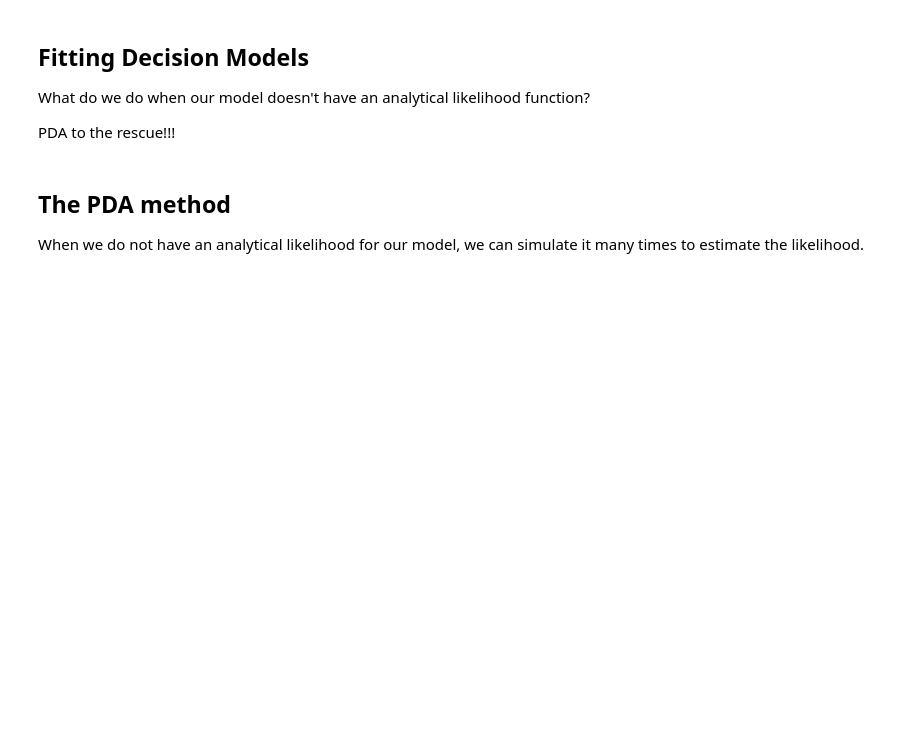
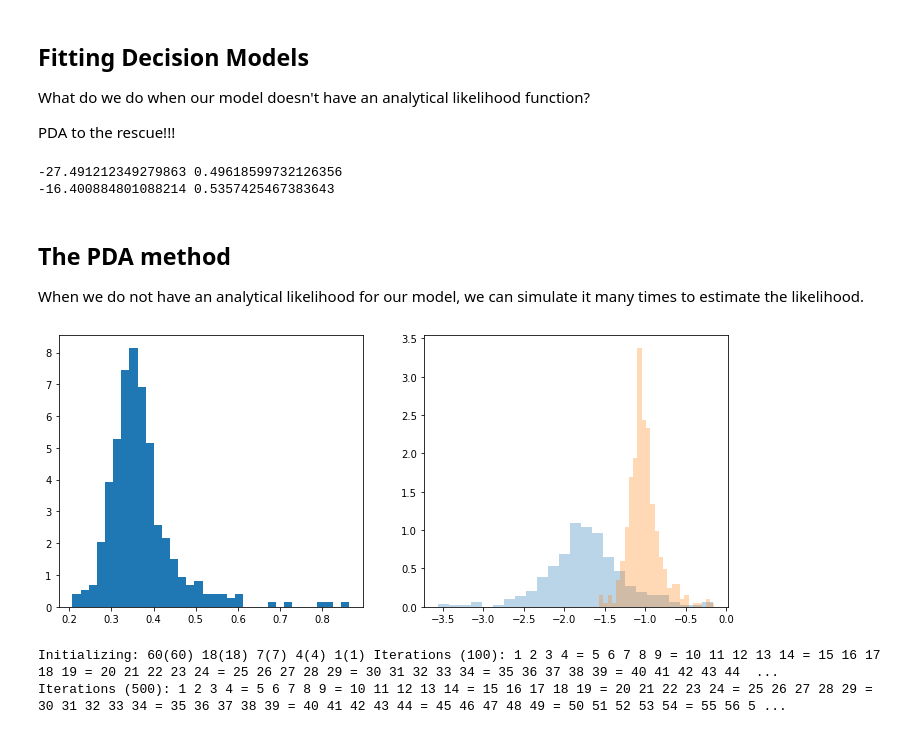
Before and after one commit to compmem/QuantCog, a Jupyter notebook: notebooks/08_More_Decisions.ipynb, the cells around one changed output. Saved outputs shown, nothing was run; the diff lists cells and outputs as text; code cells hidden in the pictures; blank space fills up the shorter version.

```diff
--- a/notebooks/08_More_Decisions.ipynb
+++ b/notebooks/08_More_Decisions.ipynb
@@ -169,12 +185,14 @@ PDA to the rescue!!!
 # Test change in threshold
 
 # set up the params
+min_rt = dat.rt.min()
 params = [Param(name='d1', prior=dists.trunc_normal(1., 2., 0., 10.)),
           Param(name='d2', prior=dists.trunc_normal(1., 2., 0., 10.)),
           Param(name='A', prior=dists.trunc_normal(.5, 2.0, 0., 2.0)),
           Param(name='b_A', prior=dists.trunc_normal(2.0, 2.0, 0., 5.0)),
           Param(name='b_S', prior=dists.trunc_normal(2.0, 2.0, 0., 5.0)),
-          Param(name='t0', prior=dists.trunc_normal(.2, 1.0, 0., 1.0))]
+          Param(name='t0', prior=dists.normal(0.0, 1.4),
+                transform=lambda x: dists.invlogit(x)*min_rt)]
 
 # grab the beh data of interest
 dat_A = dat[(dat['cond']=='Accuracy')].to_records()
@@ -195,23 +213,29 @@ def like_fun(pop, *args):
     likes = np.zeros(len(pop))
     for i,p in enumerate(pop):
         # first check for simple issues
-        if (p[2] > p[3]) or (p[2] > p[4]) or np.any(p<0):
+        if (p['A'] > p['b_A']) or (p['A'] > p['b_S']): # or np.any(p<0):
             # A can't be bigger than b
             likes[i] = -np.inf
             continue
 
         # first Accuracy
-        res = lba_sim(I=(p[0], p[1]), A=p[2], S=1.0, b=p[3],
-                      num_sims=nsims, max_time=2.0, t0=p[5])
+        # run the simulation
+        res = lba_sim(I=(p['d1'], p['d2']), A=p['A'], S=1.0, b=p['b_A'],
+                      num_sims=nsims, max_time=2.0, t0=p['t0'])
+        # convert fast responses to non-responses
         res.loc[res.rt < rt_min, 'correct'] = -1
+        # calc log like via PDA
         likes[i] += pda_A.calc_log_like(res.to_records())
         if likes[i] == -np.inf:
             continue
 
         # then Speed
-        res = lba_sim(I=(p[0], p[1]), A=p[2], S=1.0, b=p[4],
-                      num_sims=nsims, max_time=2.0, t0=p[5])
+        # run the simulation
+        res = lba_sim(I=(p['d1'], p['d2']), A=p['A'], S=1.0, b=p['b_S'],
+                      num_sims=nsims, max_time=2.0, t0=p['t0'])
+        # convert fast responses to non-responses
         res.loc[res.rt < rt_min, 'correct'] = -1
+        # calc log like via PDA
         likes[i] += pda_S.calc_log_like(res.to_records())
         if likes[i] == -np.inf:
             continue
@@ -221,9 +245,13 @@ def like_fun(pop, *args):
 # make the model
 m = Model('decisions', params=params,
           like_fun=like_fun,
-          like_args=(dat,),
+          #like_args=(dat,),
           purify_every=5,
+          pop_parallel=True,
           verbose=True)
+# %% [output]
+-27.491212349279863 0.49618599732126356
+-16.400884801088214 0.5357425467383643
 # %% [markdown]
 ## The PDA method
 
@@ -231,14 +259,20 @@ When we do not have an analytical likelihood for our model, we can simulate it m
 # %%
 # explore the Box--Cox Transform
 plt.figure(figsize=(12,5))
 plt.subplot(1,2,1)
-plt.hist(np.array(dat_A.rt), bins='auto', density=True);
+plt.hist(np.array(dat_S.rt), bins='auto', density=True);
 
 plt.subplot(1,2,2)
-plt.hist(boxcox(np.array(dat_A.rt), pda_A._lambdax), bins='auto', density=True, alpha=.3);
-plt.hist(np.log(np.array(dat_A.rt)), bins='auto', density=True, alpha=.3);
+plt.hist(boxcox(np.array(dat_S.rt), pda_S._lambdax), bins='auto', density=True, alpha=.3);
+plt.hist(np.log(np.array(dat_S.rt)), bins='auto', density=True, alpha=.3);
+# %% [output]
+[figure, added]
 # %%
 # do some burnin
-times = m.sample(50, burnin=True)
+times = m.sample(100, burnin=True)
+times = m.sample(500, burnin=False)
+# %% [output]
+Initializing: 60(60) 18(18) 7(7) 4(4) 1(1) Iterations (100): 1 2 3 4 = 5 6 7 8 9 = 10 11 12 13 14 = 15 16 17 18 19 = 20 21 22 23 24 = 25 26 27 28 29 = 30 31 32 33 34 = 35 36 37 38 39 = 40 41 42 43 44  ...
+Iterations (500): 1 2 3 4 = 5 6 7 8 9 = 10 11 12 13 14 = 15 16 17 18 19 = 20 21 22 23 24 = 25 26 27 28 29 = 30 31 32 33 34 = 35 36 37 38 39 = 40 41 42 43 44 = 45 46 47 48 49 = 50 51 52 53 54 = 55 56 5 ...
 # %%
 plt.plot(m.weights[25:], alpha=.3);
```
Also changed, not shown: parts of 29 cells of this notebook, 2 other files.
